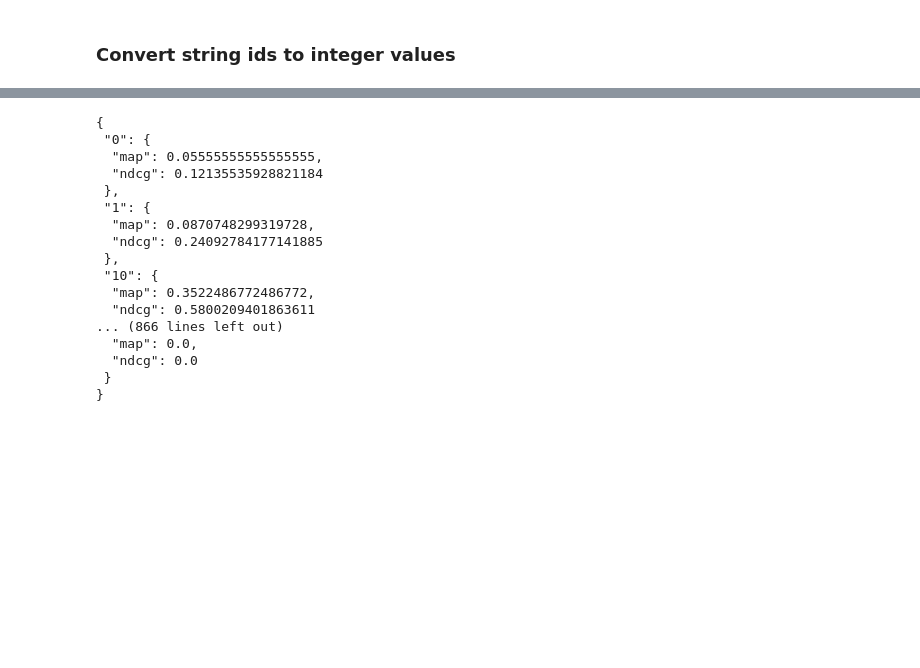
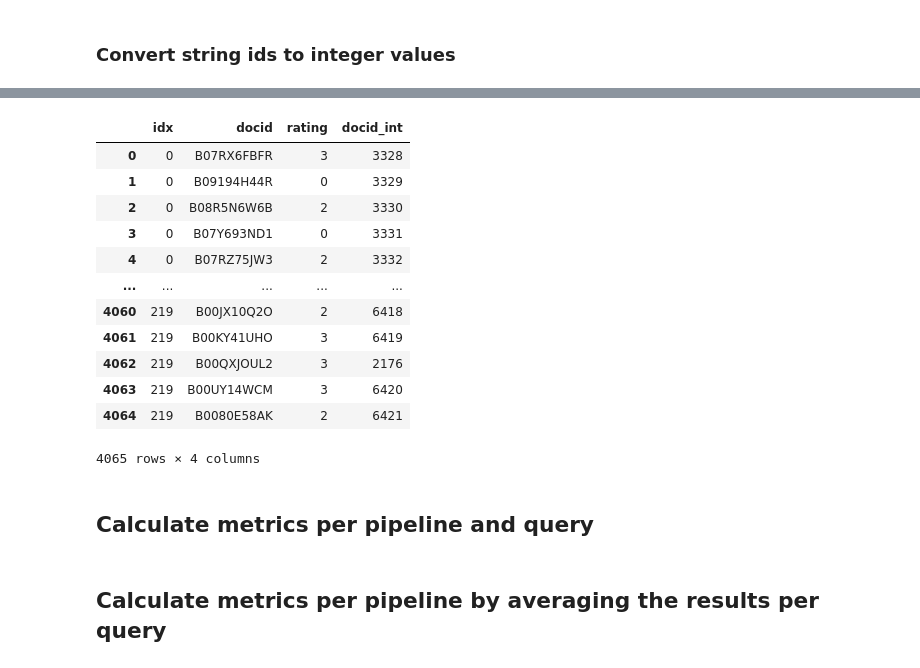
Before and after one commit to o19s/opensearch-search-quality-evaluation, a Jupyter notebook: hybrid-search/notebook/hybrid-search-baseline-comparison/4_Best_Hybrid_Search_Config.ipynb, the cells around one changed output, grey strips where cells are left out. Cells and saved outputs as stored; diff of their text form; code cells hidden in the pictures; blank space fills up the shorter version.

Commit message:
iterate on hybrid search optimization notebooks

```diff
--- a/hybrid-search/notebook/hybrid-search-baseline-comparison/4_Best_Hybrid_Search_Config.ipynb
+++ b/hybrid-search/notebook/hybrid-search-baseline-comparison/4_Best_Hybrid_Search_Config.ipynb
@@ -19,8 +19,7 @@ app = mr.App(title="Let's Run a Hybrid Search", static_notebook=True)
 # %% [output]
 mercury.App
 # %%
-name = 'queries.txt'
-#df_query_idx = pd.read_csv(name, sep="\t", names=['query'], index_col=0)
+name = '../queries.txt'
 df_query_idx = pd.read_csv(name, sep="\t", names=['idx', 'query'])
 # %%
 df_query_idx
@@ -88,6 +88,12 @@ response = requests.request("POST", url, headers=headers, data=json.dumps(payloa
 model_id = response.json()['hits']['hits'][0]['_source']['model_id']
 # %%
-url = "http://localhost:9200/_search/pipeline/hybrid-search-pipeline"
+normalization = 'arithmetic_mean'
+combination = 'l2'
+keyword = 0.3
+vector = 0.7
+pipeline = 'hybrid-search-pipeline'
+
+url = "http://localhost:9200/_search/pipeline/" + pipeline
 
 print(f"Setting default model id to: {model_id}")
 payload = {
@@ -235,0 +155,20 @@ df_relevance
+# %%
+# Define the possible values for each column
+normalization_values = ['min_max', 'l2']
+combination_values = ['arithmetic_mean', 'harmonic_mean', 'geometric_mean']
+keyword_values = [round(i * 0.1, 1) for i in range(11)]
+
+# Create all possible combinations of normalization, combination, and keyword
+combinations = list(itertools.product(normalization_values, combination_values, keyword_values))
+
+# Calculate the vector as 1.0 - keyword
+data = [(norm, comb, kw, 1.0 - kw) for norm, comb, kw in combinations]
+
+# Create DataFrame
+df_hybrid_search_params = pd.DataFrame(data, columns=['normalization', 'combination', 'keyword', 'vector'])
+
+# Create a column with a pipeline name made up of its components
+df_hybrid_search_params['pipeline'] = df_hybrid_search_params.normalization.apply(str) + \
+    df_hybrid_search_params.combination.apply(str) + df_hybrid_search_params.keyword.apply(str)
+
+df_hybrid_search_params.head()
@@ -281 +391,17 @@ df_ratings
+# %%
+df_ratings
+# %% [output]
+|  | idx | docid | rating | docid_int |
+| 0 | 0 | B07RX6FBFR | 3 | 3328 |
+| 1 | 0 | B09194H44R | 0 | 3329 |
+| 2 | 0 | B08R5N6W6B | 2 | 3330 |
+| 3 | 0 | B07Y693ND1 | 0 | 3331 |
+| 4 | 0 | B07RZ75JW3 | 2 | 3332 |
+| ... | ... | ... | ... | ... |
+| 4060 | 219 | B00JX10Q2O | 2 | 6418 |
+| 4061 | 219 | B00KY41UHO | 3 | 6419 |
+| 4062 | 219 | B00QXJOUL2 | 3 | 2176 |
+| 4063 | 219 | B00UY14WCM | 3 | 6420 |
+| 4064 | 219 | B0080E58AK | 2 | 6421 |
+4065 rows × 4 columns
 # %%
@@ -311,26 +438,15 @@ for query_id, group in df_pytrec_results.groupby('query_id'):
+# %% [markdown]
+## Calculate metrics per pipeline and query
 # %%
 evaluator = pytrec_eval.RelevanceEvaluator(
     qrel, {'map', 'ndcg'})
 
-data = evaluator.evaluate(run)
+# initialize dict
+data = {}
 
-print(json.dumps(data, indent=1))
+# store search metrics per pipeline
+for pipeline, queries in run.items():
+    data[pipeline] = evaluator.evaluate(run[pipeline])
-# %% [output]
-{
- "0": {
-  "map": 0.05555555555555555,
-  "ndcg": 0.12135535928821184
- },
- "1": {
-  "map": 0.0870748299319728,
-  "ndcg": 0.24092784177141885
- },
- "10": {
-  "map": 0.3522486772486772,
-  "ndcg": 0.5800209401863611
-... (866 lines left out)
-  "map": 0.0,
-  "ndcg": 0.0
- }
-}
+# %% [markdown]
+## Calculate metrics per pipeline by averaging the results per query
 # %%
```
Also changed, not shown: parts of 21 cells of this notebook, 6 other files.
